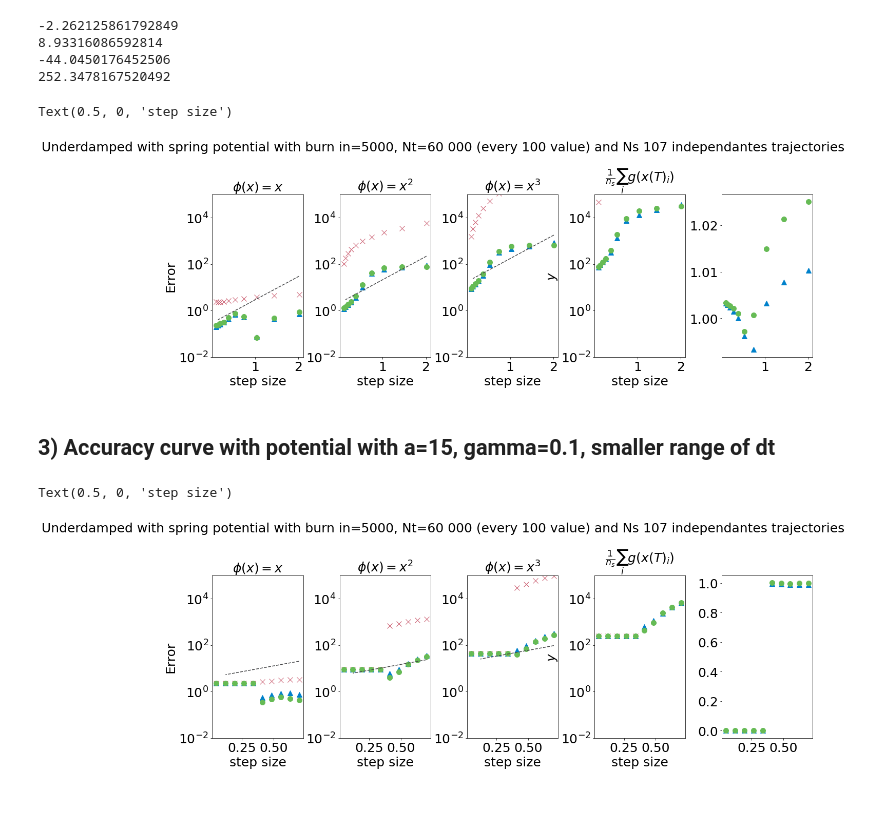
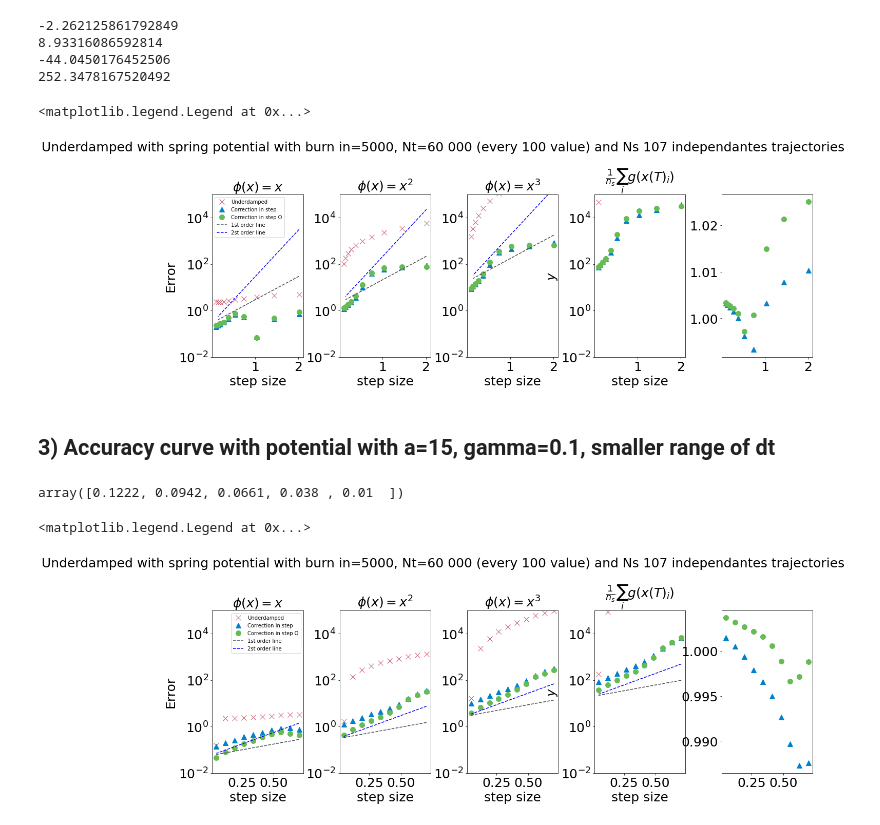
Before and after one commit to alixsleroy/Stepupyourgame, a Jupyter notebook: eddie/visualisations/Spring_plot_accuracy_eddie_29012024.ipynb, the cells around one changed output. Drawn from its saved outputs; the diff is of its cells as text; code cells hidden in the pictures.

Commit message:
work on plotting eddie results

```diff
--- a/eddie/visualisations/Spring_plot_accuracy_eddie_29012024.ipynb
+++ b/eddie/visualisations/Spring_plot_accuracy_eddie_29012024.ipynb
@@ -230,0 +236,23 @@ Text(0.5, 0, 'step size')
+# %%
+a=2.75
+b=0.1
+x0=0.5
+c=0.1
+tau=1
+# dtlist = np.array([np.exp(-3.93),np.exp(-3.36),np.exp(-2.79),np.exp(-2.21),np.exp(-1.64),np.exp(-1.07),np.exp(-0.5)])
+def U(x):
+    res = (a**1.5*b**0.5*x0*np.arctan((a/b)**0.5*(x-x0))+(a*b*(a*x0*(x-x0)-b))/(a*(x-x0)**2+b)+c*(x-x0)**2+2*c*(x-x0)*x0)*0.5
+    return res
+
+## When no access to the true moment
+# ###########################################
+# ## Range of integration + path to save figure
+#############################################
+range_int=[-100,100]
+r0=range_int[0]
+r1=range_int[1]
+norm=np.round(integrate.quad(lambda q: np.exp(-U(q)/tau), r0,r1)[0],16)
+true_mom_1 = np.round(integrate.quad(lambda q: np.exp(-U(q)/tau)*(q), r0,r1)[0],16)/norm
+true_mom_2 = np.round(integrate.quad(lambda q: np.exp(-U(q)/tau)*q*q, r0,r1)[0],16)/norm
+true_mom_3 = np.round(integrate.quad(lambda q: np.exp(-U(q)/tau)*(q)**3, r0,r1)[0],16)/norm
+true_mom_4 = np.round(integrate.quad(lambda q: np.exp(-U(q)/tau)*q*q*q*q, r0,r1)[0],16)/norm
@@ -369,18 +548,22 @@ x = (dtlist[lb:ub])
 A = np.vstack([x, np.ones(len(x))]).T
 m, c = np.linalg.lstsq(A, np.log10((mom1_list)[lb:ub]), rcond=None)[0]
 ax1.semilogy(dtlist[lb:ub], 10**(1*x + c),"--",color=myblack,label="1st order line")
+ax1.semilogy(dtlist[lb:ub], 10**(2*x + c),"--",color="blue",label="2st order line")
 # ax1.text(dtlist[lb:ub][0]+.051,10**(m*x + c)[0]-0.00005,"$\\frac{\\Delta y}{\\Delta x}=$"+str(round(m,2)),color=myblue,rotation=0.,fontsize=font_size)
 
 x = (dtlist[lb:ub])
 A = np.vstack([x, np.ones(len(x))]).T
 m, c = np.linalg.lstsq(A, np.log10((mom2_list)[lb:ub]), rcond=None)[0]
-ax2.semilogy(dtlist[lb:ub], 10**(1*x + c),"--",color=myblack) #label="$y=$"+str(round(m,2))+"$x$+"+str(round(c,2)),
-# ax2.text(dtlist[lb:ub][0]+.051,10**(m*x + c)[0]-0.00005,"$\\frac{\\Delta y}{\\Delta x}=$"+str(round(m,2)),color=myblue,rotation=0.,fontsize=font_size)
+ax2.semilogy(dtlist[lb:ub], 10**(1*x + c),"--",color=myblack,label="1st order line")
+ax2.semilogy(dtlist[lb:ub], 10**(2*x + c),"--",color="blue",label="2st order line")
+# ax1.text(dtlist[lb:ub][0]+.051,10**(m*x + c)[0]-0.00005,"$\\frac{\\Delta y}{\\Delta x}=$"+str(round(m,2)),color=myblue,rotation=0.,fontsize=font_size)
 
 x = (dtlist[lb:ub])
 A = np.vstack([x, np.ones(len(x))]).T
 m, c = np.linalg.lstsq(A, np.log10((mom3_list)[lb:ub]), rcond=None)[0]
-ax3.semilogy(dtlist[lb:ub], 10**(1*x + c),"--",color=myblack) #label="$y=$"+str(round(m,2))+"$x$+"+str(round(c,2)),
+ax3.semilogy(dtlist[lb:ub], 10**(1*x + c),"--",color=myblack,label="1st order line")
+ax3.semilogy(dtlist[lb:ub], 10**(2*x + c),"--",color="blue",label="2st order line")
+# ax1.text(dtlist[lb:ub][0]+.051,10**(m*x + c)[0]-0.00005,"$\\frac{\\Delta y}{\\Delta x}=$"+str(round(m,2)),color=myblue,rotation=0.,fontsize=font_size)
 
 ax1.set_ylim([10**(-2),10**5]) #change to -7.5 for a=2.5
 ax2.set_ylim([10**(-2),10**5]) #change to -7.5 for a=2.5
@@ -410,15 +593,19 @@ ax2.set_xlabel("step size",fontsize=font_size)
 ax3.set_xlabel("step size",fontsize=font_size)
 ax4.set_xlabel("step size",fontsize=font_size)
 
-
+ax1.legend()
 # fig.savefig("/home/s2133976/OneDrive/ExtendedProject/Code/Stepupyourgame/Stepupyourgame/eddie/visualisations/figures/moments_logplot_a25.eps",format="eps")
 
 # fig.savefig("/home/s2133976/OneDrive/ExtendedProject/Code/Stepupyourgame/Stepupyourgame/eddie/visualisations/figures/moments_logplot_a25.pdf",format="pdf")
 # %% [output]
-Text(0.5, 0, 'step size')
+<matplotlib.legend.Legend at 0x...>
-[figure, old version]
+[figure, new version]
 # %% [markdown]
 ## 3) Accuracy curve with potential with a=15, gamma=0.1, smaller range of dt
+# %%
+np.round(np.linspace(0.1222,0.01,5),4)
+# %% [output]
+array([0.1222, 0.0942, 0.0661, 0.038 , 0.01  ])
 # %%
 mksize=10
 # ###########################################
@@ -517,51 +704,65 @@ ax5.plot(xm,(gvals),"o",markersize=mksize,color=mygreen,label=lab)
 
 # ## Add the first order line
 lb=0
-ub=-1 #len(dtlist)+1
+ub=len(dtlist) #len(dtlist)+1
 x = (dtlist[lb:ub])
 A = np.vstack([x, np.ones(len(x))]).T
 m, c = np.linalg.lstsq(A, np.log10((mom1_list)[lb:ub]), rcond=None)[0]
 ax1.semilogy(dtlist[lb:ub], 10**(1*x + c),"--",color=myblack,label="1st order line")
+ax1.semilogy(dtlist[lb:ub], 10**(2*x + c),"--",color="blue",label="2st order line")
 # ax1.text(dtlist[lb:ub][0]+.051,10**(m*x + c)[0]-0.00005,"$\\frac{\\Delta y}{\\Delta x}=$"+str(round(m,2)),color=myblue,rotation=0.,fontsize=font_size)
 
 x = (dtlist[lb:ub])
 A = np.vstack([x, np.ones(len(x))]).T
 m, c = np.linalg.lstsq(A, np.log10((mom2_list)[lb:ub]), rcond=None)[0]
-ax2.semilogy(dtlist[lb:ub], 10**(1*x + c),"--",color=myblack) #label="$y=$"+str(round(m,2))+"$x$+"+str(round(c,2)),
-# ax2.text(dtlist[lb:ub][0]+.051,10**(m*x + c)[0]-0.00005,"$\\frac{\\Delta y}{\\Delta x}=$"+str(round(m,2)),color=myblue,rotation=0.,fontsize=font_size)
+ax2.semilogy(dtlist[lb:ub], 10**(1*x + c),"--",color=myblack,label="1st order line")
+ax2.semilogy(dtlist[lb:ub], 10**(2*x + c),"--",color="blue",label="2st order line")
+# ax1.text(dtlist[lb:ub][0]+.051,10**(m*x + c)[0]-0.00005,"$\\frac{\\Delta y}{\\Delta x}=$"+str(round(m,2)),color=myblue,rotation=0.,fontsize=font_size)
 
 x = (dtlist[lb:ub])
 A = np.vstack([x, np.ones(len(x))]).T
 m, c = np.linalg.lstsq(A, np.log10((mom3_list)[lb:ub]), rcond=None)[0]
-ax3.semilogy(dtlist[lb:ub], 10**(1*x + c),"--",color=myblack) #label="$y=$"+str(round(m,2))+"$x$+"+str(round(c,2)),
+ax3.semilogy(dtlist[lb:ub], 10**(1*x + c),"--",color=myblack,label="1st order line")
+ax3.semilogy(dtlist[lb:ub], 10**(2*x + c),"--",color="blue",label="2st order line")
+# ax1.text(dtlist[lb:ub][0]+.051,10**(m*x + c)[0]-0.00005,"$\\frac{\\Delta y}{\\Delta x}=$"+str(round(m,2)),color=myblue,rotation=0.,fontsize=font_size)
+
+
+x = (dtlist[lb:ub])
+A = np.vstack([x, np.ones(len(x))]).T
+m, c = np.linalg.lstsq(A, np.log10((mom4_list)[lb:ub]), rcond=None)[0]
+ax4.semilogy(dtlist[lb:ub], 10**(1*x + c),"--",color=myblack,label="1st order line")
+ax4.semilogy(dtlist[lb:ub], 10**(2*x + c),"--",color="blue",label="2st order line")
+# ax1.text(dtlist[lb:ub][0]+.051,10**(m*x + c)[0]-0.00005,"$\\frac{\\Delta y}{\\Delta x}=$"+str(round(m,2)),color=myblue,rotation=0.,fontsize=font_size)
 
 ax1.set_ylim([10**(-2),10**5]) #change to -7.5 for a=2.5
 ax2.set_ylim([10**(-2),10**5]) #change to -7.5 for a=2.5
 ax3.set_ylim([10**(-2),10**5]) #change to -7.5 for a=2.5
 ax4.set_ylim([10**(-2),10**5]) #change to -7.5 for a=2.5
 
 ax1.set_ylim([10**(-2),10**5]) #change to -7.5 for a=2.5
 ax2.set_ylim([10**(-2),10**5]) #change to -7.5 for a=2.5
 ax3.set_ylim([10**(-2),10**5]) #change to -7.5 for a=2.5
 
 
 #label of y axis
 ax1.set_title("$\\phi(x)=x$",fontsize=font_size)
 ax2.set_title("$\\phi(x)=x^2$",fontsize=font_size)
 ax3.set_title("$\\phi(x)=x^3$",fontsize=font_size)
 ax4.set_title("$\\frac{1}{n_s}\\sum_{i} g(x(T)_i)$",fontsize=font_size)
 
 # label of y axis
 ax1.set_ylabel("Error",fontsize=font_size)
 # ax2.set_ylabel("Error",fontsize=font_size)
 # ax3.set_ylabel("Error",fontsize=font_size)
 ax4.set_ylabel("$y$",fontsize=font_size)
 
 # label of x axis
 ax1.set_xlabel("step size",fontsize=font_size)
 ax2.set_xlabel("step size",fontsize=font_size)
 ax3.set_xlabel("step size",fontsize=font_size)
 ax4.set_xlabel("step size",fontsize=font_size)
+
+ax1.legend()
 # %% [output]
-Text(0.5, 0, 'step size')
+<matplotlib.legend.Legend at 0x...>
-[figure, old version]
+[figure, new version]
```
Also changed, not shown: parts of 4 cells of this notebook, 3 other files.
